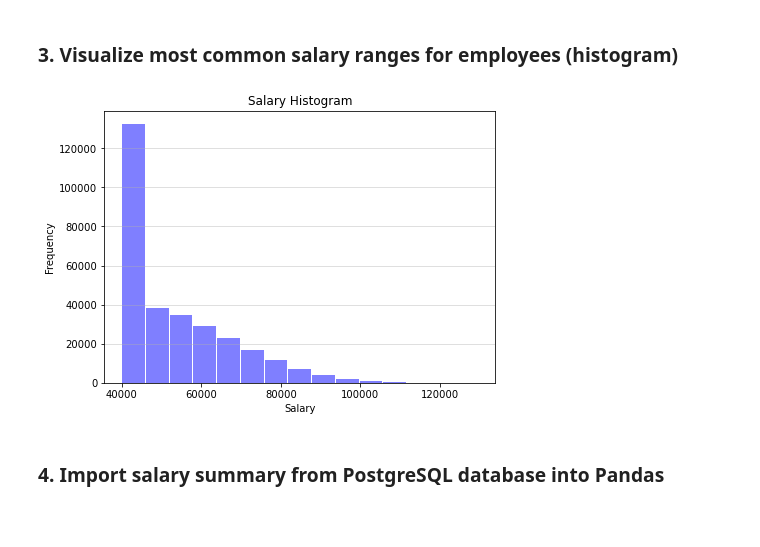
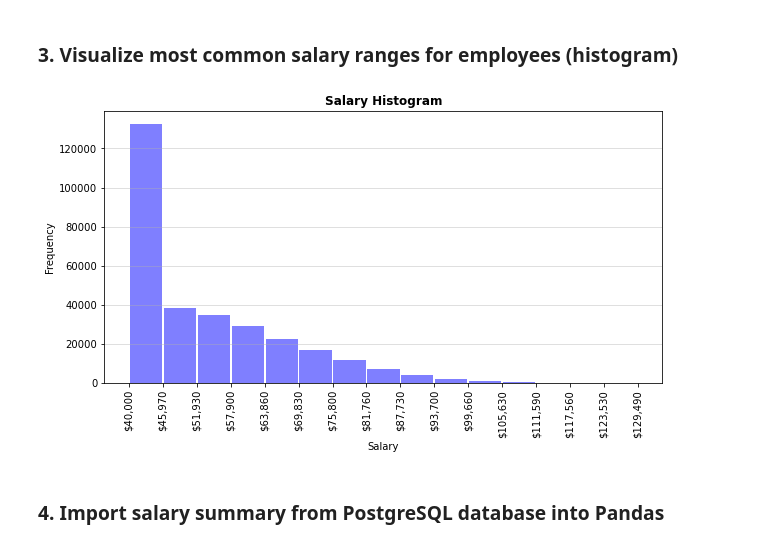
Before and after one commit to rperezme-data/DAB_H07_SQL-challenge, a Jupyter notebook: EmployeeSQL/4. Analysis.ipynb, the cells around one changed output. Drawn from its saved outputs; the diff is of its cells as text; code cells hidden in the pictures; blank space fills up the shorter version.

Commit message:
Format & Save Histogram

```diff
--- a/EmployeeSQL/4. Analysis.ipynb
+++ b/EmployeeSQL/4. Analysis.ipynb
@@ -54,17 +52,29 @@ salary_df
 # %%
+## Set x as salary values list
 x = salary_df['salary']
 
-plt.figure(figsize=(7,5))
+## Set figure size
+plt.figure(figsize=(10,5))
+## Plot histogram
 n, bins, patches = plt.hist(x, bins=15, color='blue', alpha=0.5, rwidth=0.95)
 
-plt.title('Salary Histogram')
+## Set plot title and labels
+plt.title('Salary Histogram', fontweight="bold")
 plt.xlabel('Salary')
 plt.ylabel('Frequency')
 
+## Set x-axis labels & format
+x_labels = [f"${round(i/100,1)*100:,.0f}" for i in bins]
+plt.xticks(bins, x_labels, rotation=90)
+
+## Set grid
 plt.grid(axis='y', alpha=0.5)
+## Save plot
+plt.savefig('Images/Histogram.png')
+## Display plot
 plt.show()
 # %% [output]
-[figure, old version]
+[figure, new version]
 # %% [markdown]
 ### 4. Import salary summary from PostgreSQL database into Pandas
 # %%
```
Also changed, not shown: parts of 2 cells of this notebook.
